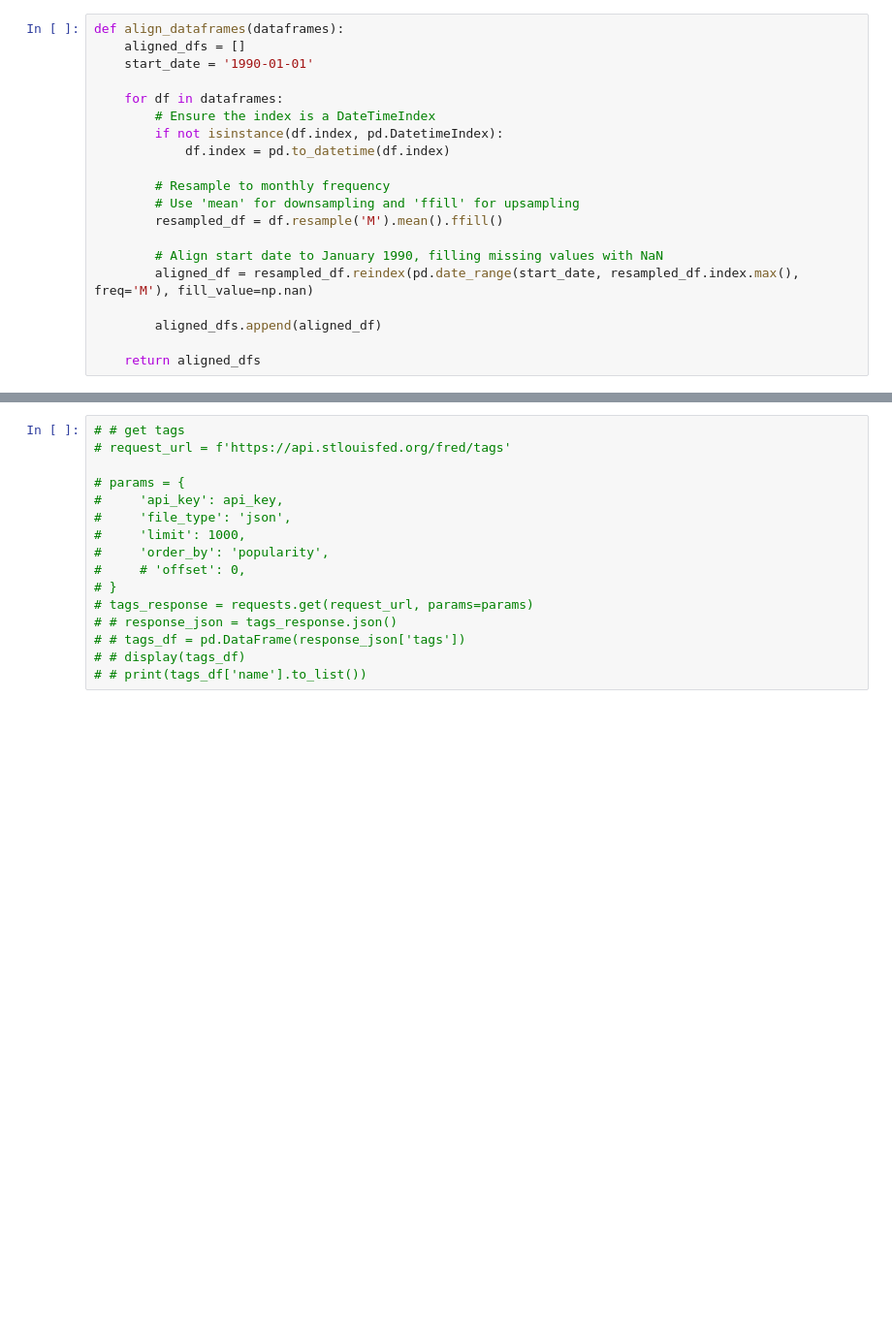
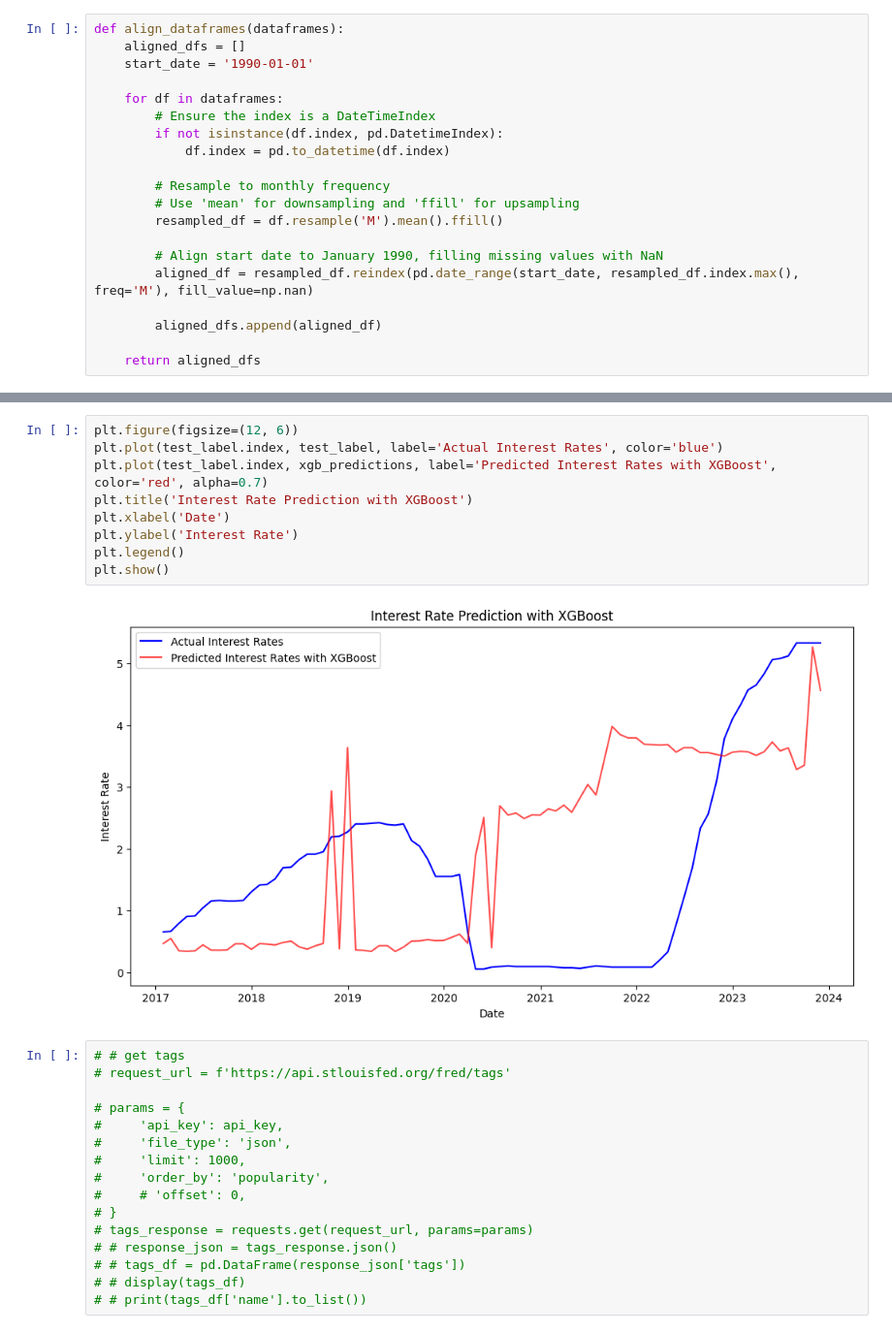
Before and after one commit to elmella/how-interest-ing, a Jupyter notebook: matt-version.ipynb, the cells around one changed output, grey strips where cells are left out. Shown at 97% size. Saved outputs shown, nothing was run; the diff lists cells and outputs as text; blank space fills up the shorter version.

```diff
--- a/matt-version.ipynb
+++ b/matt-version.ipynb
@@ -146,3 +296,14 @@ print(combined_df)
+# %%
+plt.figure(figsize=(12, 6))
+plt.plot(test_label.index, test_label, label='Actual Interest Rates', color='blue')
+plt.plot(test_label.index, xgb_predictions, label='Predicted Interest Rates with XGBoost', color='red', alpha=0.7)
+plt.title('Interest Rate Prediction with XGBoost')
+plt.xlabel('Date')
+plt.ylabel('Interest Rate')
+plt.legend()
+plt.show()
+# %% [output]
+[figure, added]
 # %%
 # # get tags
 # request_url = f'https://api.stlouisfed.org/fred/tags'
```
Also changed, not shown: parts of 9 cells of this notebook, 1 other file.
